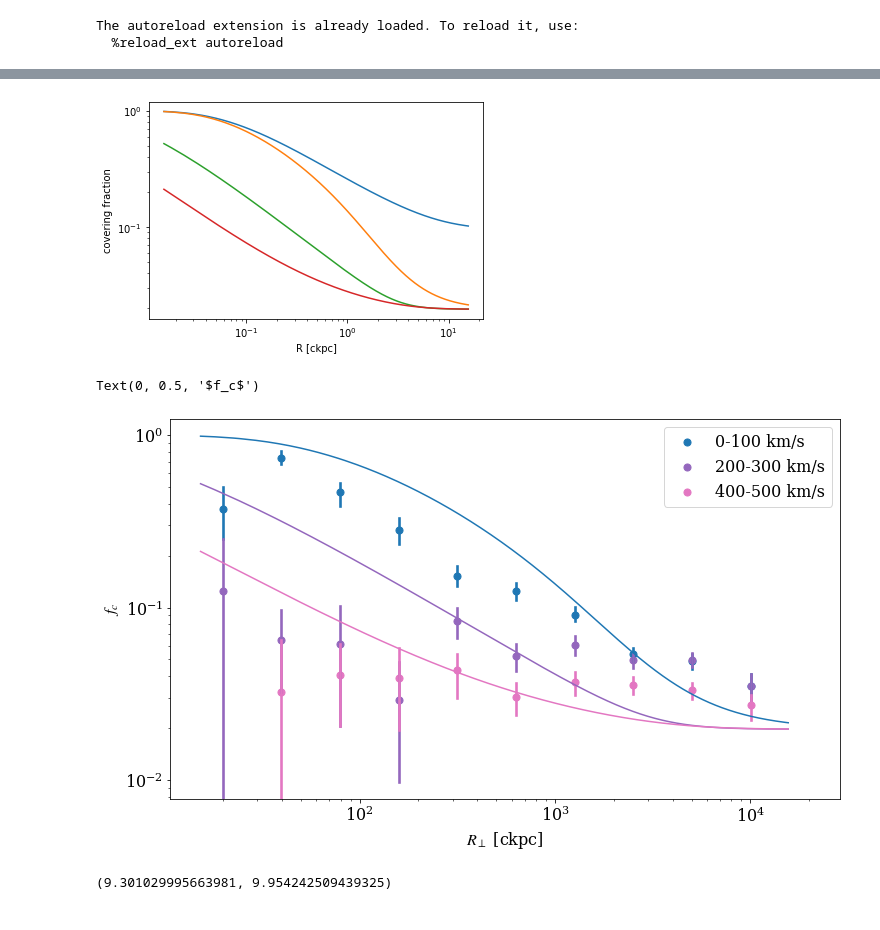
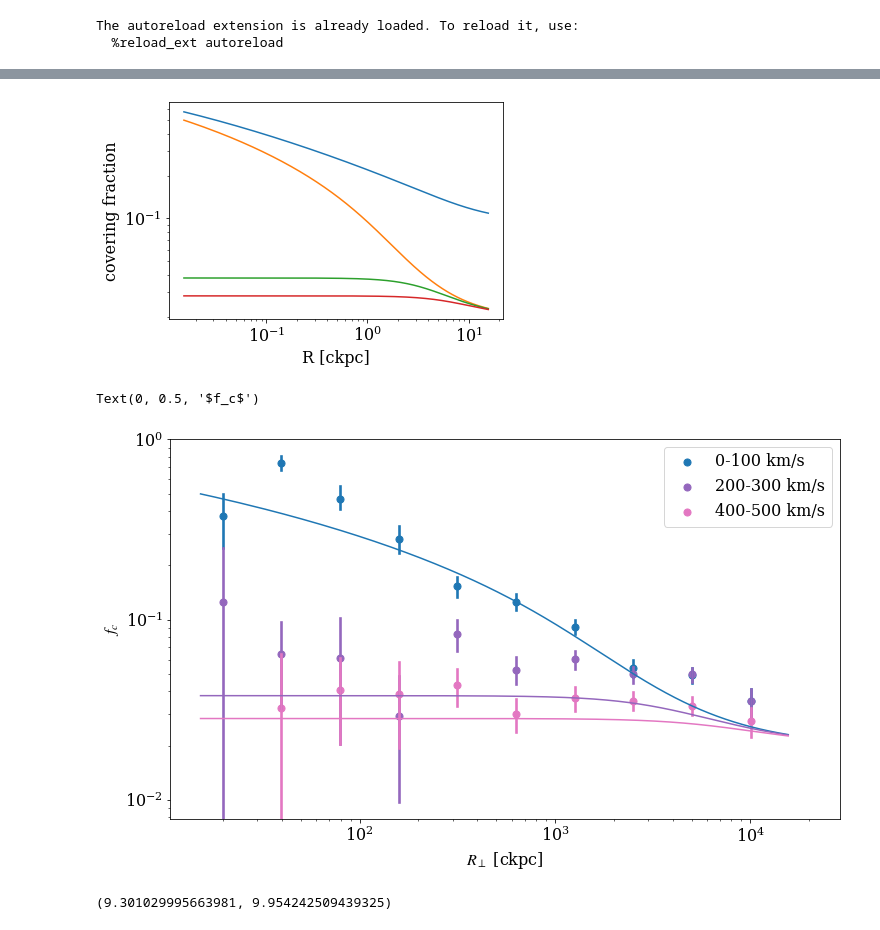
Before and after one commit to mattcwilde/1halo2halo, a Jupyter notebook: haloclustering/notebooks/velocity_cut/velocity_cut.ipynb, the cells around one changed output, grey strips where cells are left out. Drawn from its saved outputs; the diff is of its cells as text; code cells hidden in the pictures.

```diff
--- a/haloclustering/notebooks/velocity_cut/velocity_cut.ipynb
+++ b/haloclustering/notebooks/velocity_cut/velocity_cut.ipynb
@@ -77,8 +68,8 @@ noncompact_df
 # %%
 from cgmsquared import clustering as cgm2_cluster
 
-r0 = 3.8
-gamma = 1.7
+r0, gamma, c0, alpha = np.array([ 3.83936011,  1.26462759, 32.7259534 ,  0.19868885])
+
 rho_com = np.geomspace(0.001, 20, 100)
 rho_com = noncompact_df.rho.sort_values().values/1000
 
@@ -91,8 +82,9 @@ chi_i_0_400 = c2.chi_perp_analytic(r0, gamma, rho_com, z, Hz, 400.)
 chi_i_0_300 = c2.chi_perp_analytic(r0, gamma, rho_com, z, Hz, 300.)
 chi_i_0_200 = c2.chi_perp_analytic(r0, gamma, rho_com, z, Hz, 200.)
 chi_i_0_100 = c2.chi_perp_analytic(r0, gamma, rho_com, z, Hz, 100.)
-chi_400_500 = np.abs(chi_i_0_500 - chi_i_0_400)
-chi_200_300 = np.abs(chi_i_0_300 - chi_i_0_200)
+chi_400_500 = (chi_i_0_500*500 - chi_i_0_400*400)/100
+chi_200_300 = (chi_i_0_300*300 - chi_i_0_200*200)/100
+
 def mean_dNdz(vmax=500.0):
     # dN_dz for HI with logNHI > 14
     ion_lz = cgm2_cluster.hi_lz(
@@ -128,7 +120,7 @@ plt.xlabel(r"R [ckpc]")
 plt.ylabel(r"covering fraction");
 # plt.ylim(0, 1)
 # %% [output]
-[figure, old version]
+[figure, new version]
 # %%
 
 def model_v_emp_plot(ax, df, bins, masslabel=None):
@@ -165,14 +157,14 @@ def model_v_emp_plot(ax, df, bins, masslabel=None):
     ax.set_xscale('log');
     return ax
 # %%
-bins = np.concatenate([[10, 200, 400], np.geomspace(500, 20000, 12)])
+bins = np.concatenate([[10, 200, 400], np.geomspace(500, 18000, 10)])
 bins = np.geomspace(10, 20000, 12)
 fig, ax = plt.subplots(figsize=(12, 7))
-model_v_emp_plot(ax, noncompact_df, bins)
+ax = model_v_emp_plot(ax, noncompact_df, bins)
 plt.legend()
 plt.xlabel(r"$R_{\perp}$ [ckpc]")
 plt.ylabel(r"$f_c$")
 # %% [output]
 Text(0, 0.5, '$f_c$')
-[figure, old version]
+[figure, new version]
 # %%
```
Also changed, not shown: parts of 6 cells of this notebook, 3 other files.
